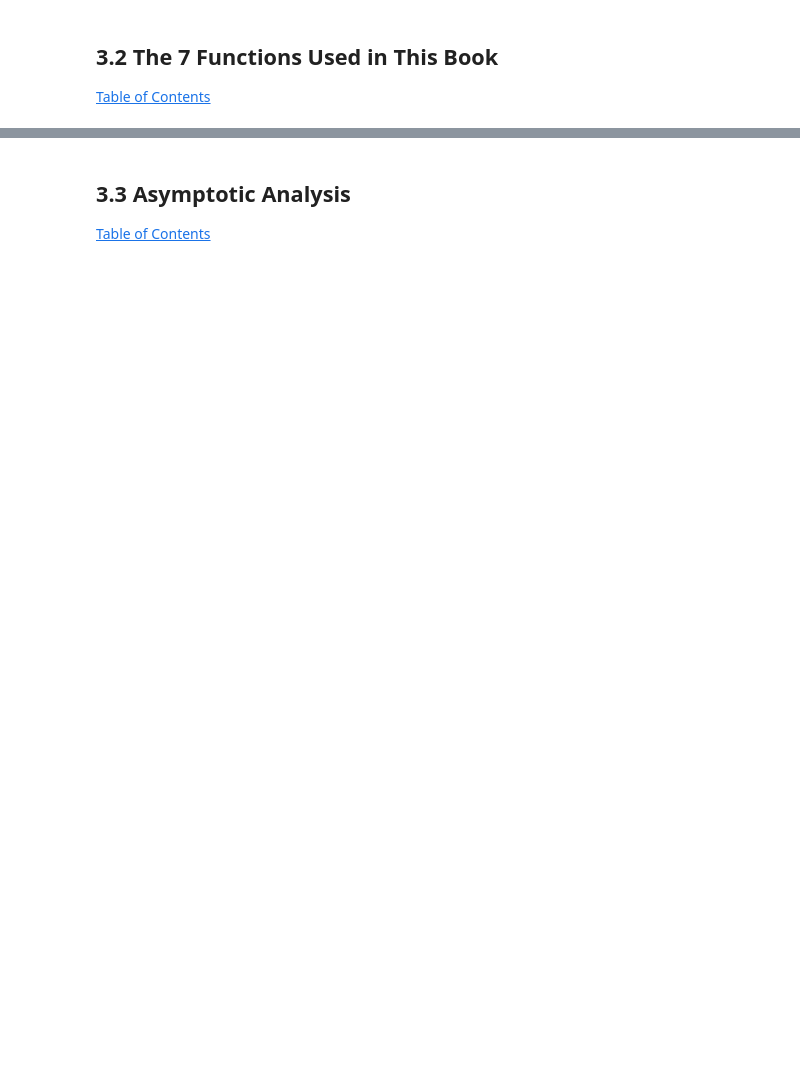
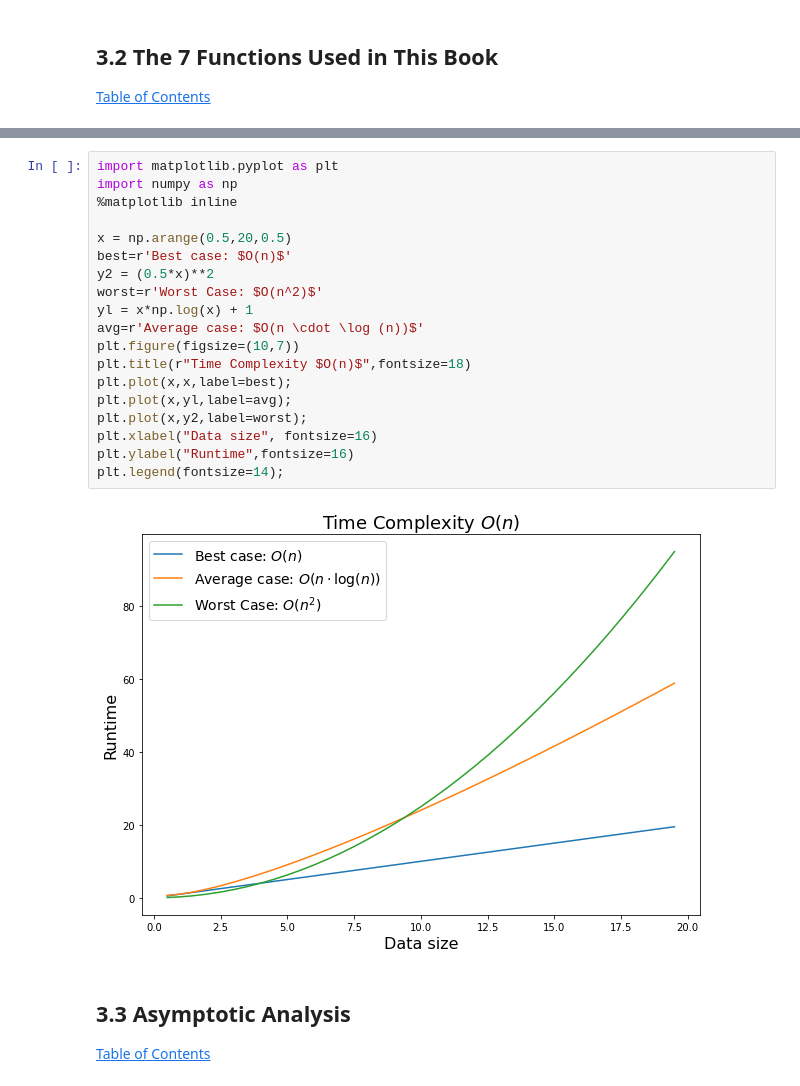
Before and after one commit to jot33/ds-algos-python, a Jupyter notebook: textbook_notes.ipynb, the cells around one changed output, grey strips where cells are left out. Saved outputs shown, nothing was run; the diff lists cells and outputs as text; blank space fills up the shorter version.

```diff
--- a/textbook_notes.ipynb
+++ b/textbook_notes.ipynb
@@ -3856,3 +3964,24 @@ def algo(n):
+# %%
+import matplotlib.pyplot as plt
+import numpy as np
+%matplotlib inline
+
+x = np.arange(0.5,20,0.5)
+best=r'Best case: $O(n)$'
+y2 = (0.5*x)**2
+worst=r'Worst Case: $O(n^2)$'
+yl = x*np.log(x) + 1
+avg=r'Average case: $O(n \cdot \log (n))$'
+plt.figure(figsize=(10,7))
+plt.title(r"Time Complexity $O(n)$",fontsize=18)
+plt.plot(x,x,label=best);
+plt.plot(x,yl,label=avg);
+plt.plot(x,y2,label=worst);
+plt.xlabel("Data size", fontsize=16)
+plt.ylabel("Runtime",fontsize=16)
+plt.legend(fontsize=14);
+# %% [output]
+[figure, added]
 # %% [markdown]
 <a id="3.3"></a>
 ## 3.3 Asymptotic Analysis
```
Also changed, not shown: parts of 31 cells of this notebook, 1 other file.
